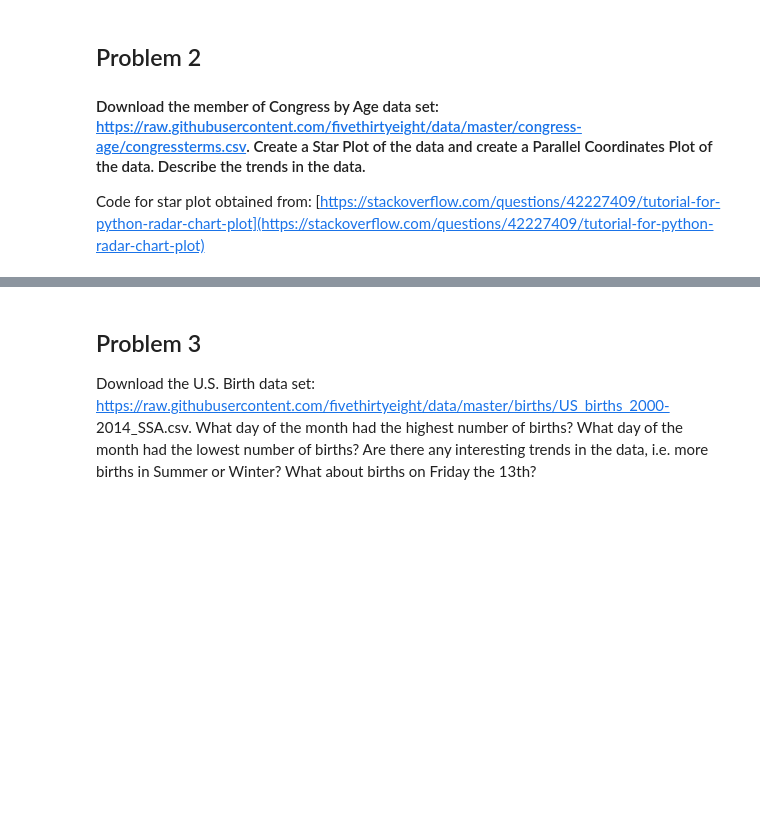
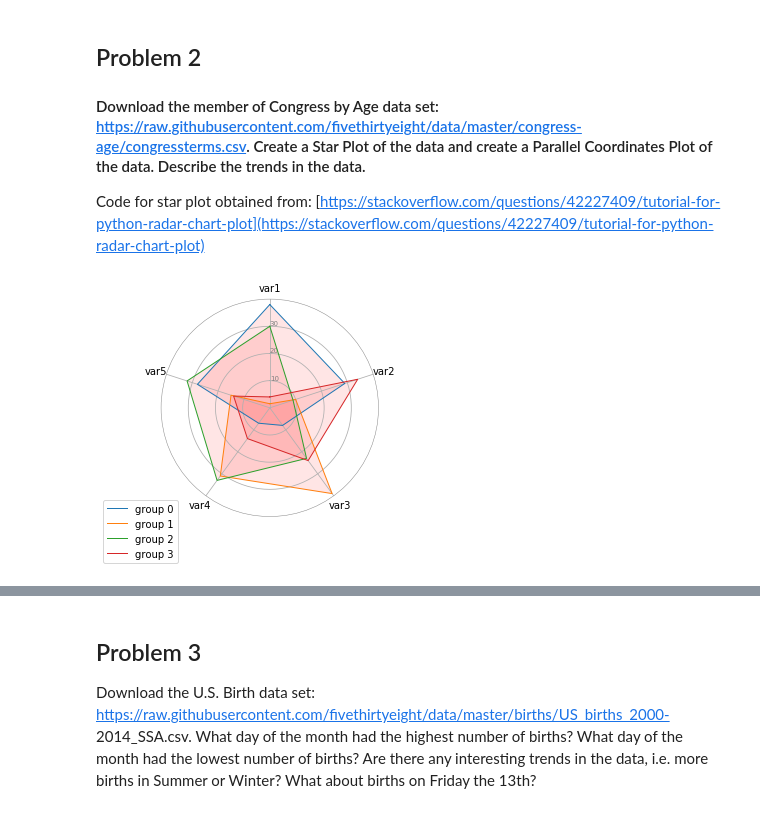
Before and after one commit to jesuszarate/VisForScientificData, a Jupyter notebook: Assignment1/Assignment1.ipynb, the cells around one changed output, grey strips where cells are left out. Saved outputs shown, nothing was run; the diff lists cells and outputs as text; code cells hidden in the pictures; blank space fills up the shorter version.

```diff
--- a/Assignment1/Assignment1.ipynb
+++ b/Assignment1/Assignment1.ipynb
@@ -102,3 +165,85 @@ Code for star plot obtained from:
+# %%
+import matplotlib.pyplot as plt
+import pandas as pd
+from math import pi
+
+# Set data
+df = pd.DataFrame({
+'group': ['A','B','C','D'],
+'var1': [38, 1.5, 30, 4],
+'var2': [29, 10, 9, 34],
+'var3': [8, 39, 23, 24],
+'var4': [7, 31, 33, 14],
+'var5': [28, 15, 32, 14]
+})
+
+# ------- PART 1: Create background
+
+# number of variable
+categories=list(df)[1:]
+N = len(categories)
+
+# What will be the angle of each axis in the plot? (we divide the plot / number of variable)
+angles = [n / float(N) * 2 * pi for n in range(N)]
+angles += angles[:1]
+
+# Initialise the spider plot
+ax = plt.subplot(111, polar=True)
+
+# If you want the first axis to be on top:
+ax.set_theta_offset(pi / 2)
+ax.set_theta_direction(-1)
+
+# Draw one axe per variable + add labels labels yet
+plt.xticks(angles[:-1], categories)
+
+# Draw ylabels
+ax.set_rlabel_position(0)
+plt.yticks([10,20,30], ["10","20","30"], color="grey", size=7)
+plt.ylim(0,40)
+
+# ------- PART 2: Add plots
+
+# Plot each individual = each line of the data
+# I don't do a loop, because plotting more than 3 groups makes the chart unreadable
+
+# Ind1
+# values=df.loc[0].drop('group').values.flatten().tolist()
+# values += values[:1]
+# ax.plot(angles, values, linewidth=1, linestyle='solid', label="group A")
+# ax.fill(angles, values, 'b', alpha=0.1)
+
+# # Ind2
+# values=df.loc[1].drop('group').values.flatten().tolist()
+# values += values[:1]
+# ax.plot(angles, values, linewidth=1, linestyle='solid', label="group B")
+# ax.fill(angles, values, 'r', alpha=0.1)
+
+# # Ind3
+# values=df.loc[2].drop('group').values.flatten().tolist()
+# values += values[:1]
+# ax.plot(angles, values, linewidth=1, linestyle='solid', label="group B")
+# ax.fill(angles, values, 'r', alpha=0.1)
+
+# # Ind 4
+# values=df.loc[3].drop('group').values.flatten().tolist()
+# values += values[:1]
+# ax.plot(angles, values, linewidth=1, linestyle='solid', label="group B")
+# ax.fill(angles, values, 'r', alpha=0.1)
+
+for i in range(0, 4):
+    values=df.loc[i].drop('group').values.flatten().tolist()
+    values += values[:1]
+    ax.plot(angles, values, linewidth=1, linestyle='solid', label="group {0}".format(i))
+    ax.fill(angles, values, 'r', alpha=0.1)
+
+
+# Add legend
+plt.legend(loc='upper right', bbox_to_anchor=(0.1, 0.1))
+
+plt.show()
+# %% [output]
+[figure, added]
 # %%
 data = pd.read_csv('data/congress-terms.csv')
 
```
Also changed, not shown: parts of 5 cells of this notebook.
